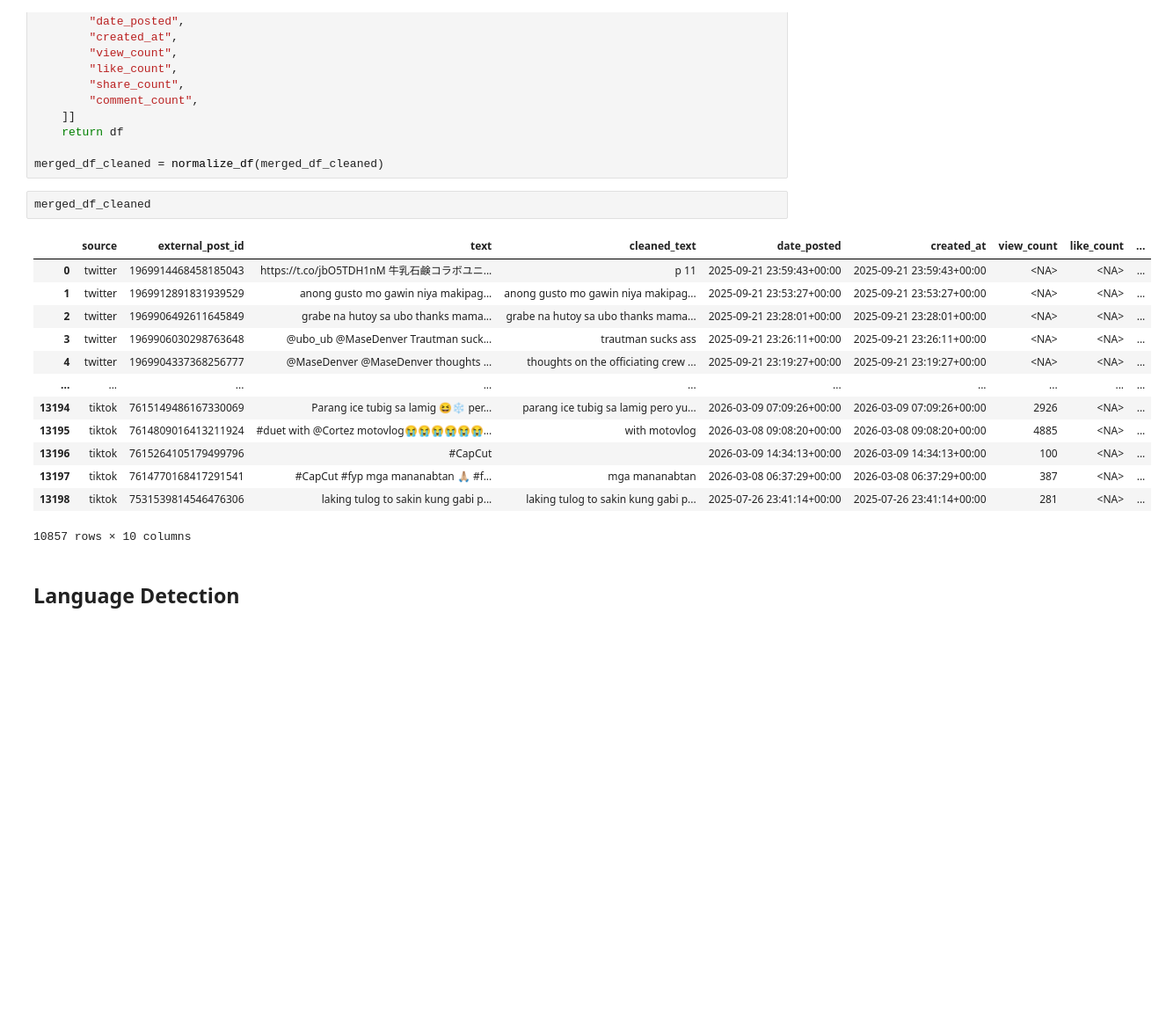
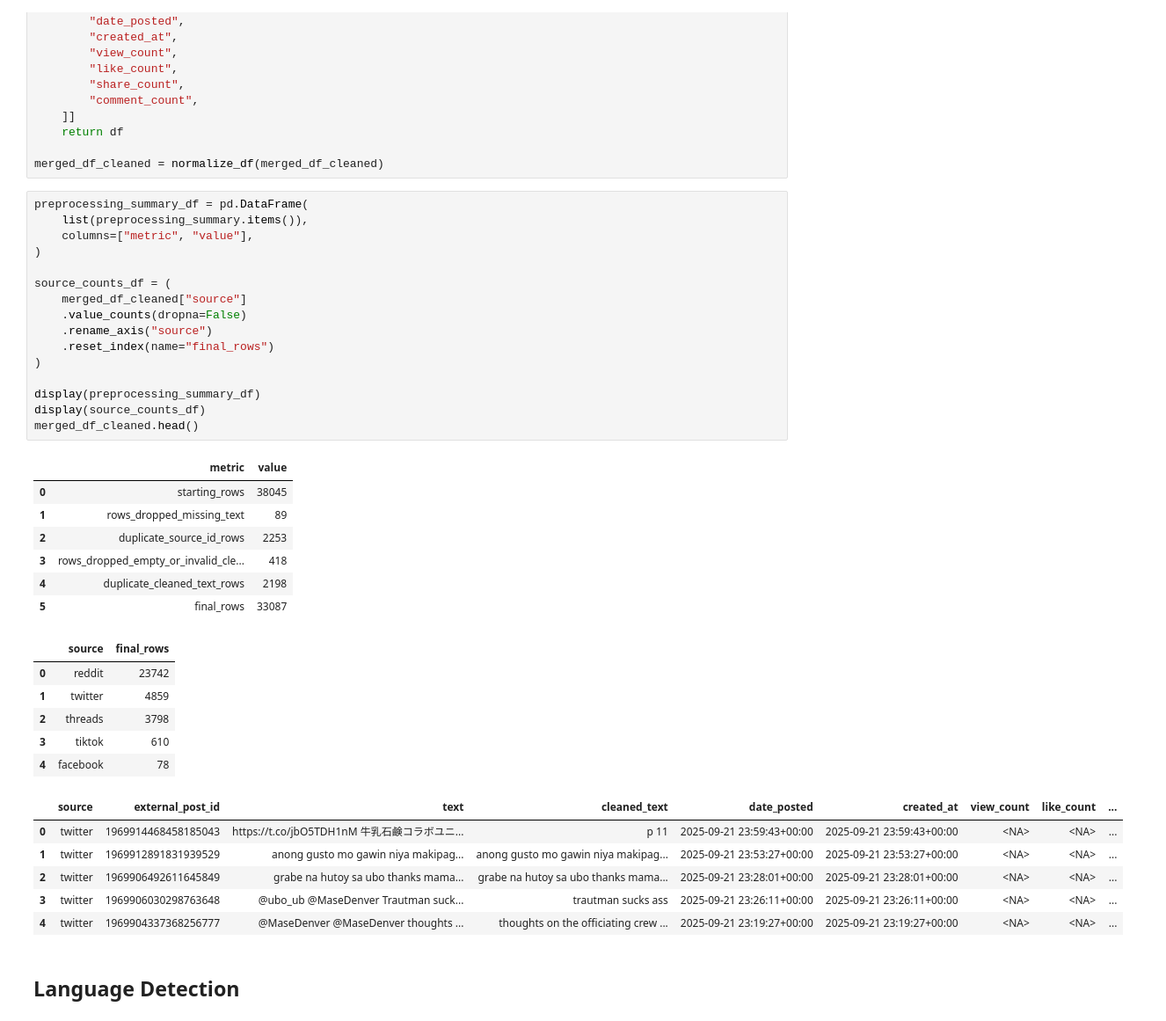
Before and after one commit to healthph-plus/HealthPH-Plus, a Jupyter notebook: notebooks/preproccessor.ipynb, the cells around one changed output. Shown at 88% size. Cells and saved outputs as stored; diff of their text form; blank space fills up the shorter version.

```diff
--- a/notebooks/preproccessor.ipynb
+++ b/notebooks/preproccessor.ipynb
@@ -502,21 +561,41 @@ def normalize_df(df):
 
 merged_df_cleaned = normalize_df(merged_df_cleaned)
 # %%
-merged_df_cleaned
+preprocessing_summary_df = pd.DataFrame(
+    list(preprocessing_summary.items()),
+    columns=["metric", "value"],
+)
+
+source_counts_df = (
+    merged_df_cleaned["source"]
+    .value_counts(dropna=False)
+    .rename_axis("source")
+    .reset_index(name="final_rows")
+)
+
+display(preprocessing_summary_df)
+display(source_counts_df)
+merged_df_cleaned.head()
 # %% [output]
-|  | source | external_post_id | text | cleaned_text | date_posted | created_at | view_count | like_count | ... |
-| 0 | twitter | 1969914468458185043 | https://t.co/jbO5TDH1nM 牛乳石鹸コラボユニ... | p 11 | 2025-09-21 23:59:43+00:00 | 2025-09-21 23:59:43+00:00 | <NA> | <NA> | ... |
-| 1 | twitter | 1969912891831939529 | anong gusto mo gawin niya makipag... | anong gusto mo gawin niya makipag... | 2025-09-21 23:53:27+00:00 | 2025-09-21 23:53:27+00:00 | <NA> | <NA> | ... |
-| 2 | twitter | 1969906492611645849 | grabe na hutoy sa ubo thanks mama... | grabe na hutoy sa ubo thanks mama... | 2025-09-21 23:28:01+00:00 | 2025-09-21 23:28:01+00:00 | <NA> | <NA> | ... |
-| 3 | twitter | 1969906030298763648 | @ubo_ub @MaseDenver Trautman suck... | trautman sucks ass | 2025-09-21 23:26:11+00:00 | 2025-09-21 23:26:11+00:00 | <NA> | <NA> | ... |
-| 4 | twitter | 1969904337368256777 | @MaseDenver @MaseDenver thoughts ... | thoughts on the officiating crew ... | 2025-09-21 23:19:27+00:00 | 2025-09-21 23:19:27+00:00 | <NA> | <NA> | ... |
-| ... | ... | ... | ... | ... | ... | ... | ... | ... | ... |
-| 13194 | tiktok | 7615149486167330069 | Parang ice tubig sa lamig 😆❄️ per... | parang ice tubig sa lamig pero yu... | 2026-03-09 07:09:26+00:00 | 2026-03-09 07:09:26+00:00 | 2926 | <NA> | ... |
-| 13195 | tiktok | 7614809016413211924 | #duet with @Cortez motovlog😭😭😭😭😭😭... | with motovlog | 2026-03-08 09:08:20+00:00 | 2026-03-08 09:08:20+00:00 | 4885 | <NA> | ... |
-| 13196 | tiktok | 7615264105179499796 | #CapCut |  | 2026-03-09 14:34:13+00:00 | 2026-03-09 14:34:13+00:00 | 100 | <NA> | ... |
-| 13197 | tiktok | 7614770168417291541 | #CapCut #fyp mga mananabtan 🙏🏼 #f... | mga mananabtan | 2026-03-08 06:37:29+00:00 | 2026-03-08 06:37:29+00:00 | 387 | <NA> | ... |
-| 13198 | tiktok | 7531539814546476306 | laking tulog to sakin kung gabi p... | laking tulog to sakin kung gabi p... | 2025-07-26 23:41:14+00:00 | 2025-07-26 23:41:14+00:00 | 281 | <NA> | ... |
+|  | metric | value |
+| 0 | starting_rows | 38045 |
+| 1 | rows_dropped_missing_text | 89 |
+| 2 | duplicate_source_id_rows | 2253 |
+| 3 | rows_dropped_empty_or_invalid_cle... | 418 |
+| 4 | duplicate_cleaned_text_rows | 2198 |
+| 5 | final_rows | 33087 |
-10857 rows × 10 columns
+|  | source | final_rows |
+| 0 | reddit | 23742 |
+| 1 | twitter | 4859 |
+| 2 | threads | 3798 |
+| 3 | tiktok | 610 |
+| 4 | facebook | 78 |
+|  | source | external_post_id | text | cleaned_text | date_posted | created_at | view_count | like_count | ... |
+| 0 | twitter | 1969914468458185043 | https://t.co/jbO5TDH1nM 牛乳石鹸コラボユニ... | p 11 | 2025-09-21 23:59:43+00:00 | 2025-09-21 23:59:43+00:00 | <NA> | <NA> | ... |
+| 1 | twitter | 1969912891831939529 | anong gusto mo gawin niya makipag... | anong gusto mo gawin niya makipag... | 2025-09-21 23:53:27+00:00 | 2025-09-21 23:53:27+00:00 | <NA> | <NA> | ... |
+| 2 | twitter | 1969906492611645849 | grabe na hutoy sa ubo thanks mama... | grabe na hutoy sa ubo thanks mama... | 2025-09-21 23:28:01+00:00 | 2025-09-21 23:28:01+00:00 | <NA> | <NA> | ... |
+| 3 | twitter | 1969906030298763648 | @ubo_ub @MaseDenver Trautman suck... | trautman sucks ass | 2025-09-21 23:26:11+00:00 | 2025-09-21 23:26:11+00:00 | <NA> | <NA> | ... |
+| 4 | twitter | 1969904337368256777 | @MaseDenver @MaseDenver thoughts ... | thoughts on the officiating crew ... | 2025-09-21 23:19:27+00:00 | 2025-09-21 23:19:27+00:00 | <NA> | <NA> | ... |
 # %% [markdown]
 ## Language Detection
 # %%
```
Also changed, not shown: parts of 11 cells of this notebook, 8 other files.
